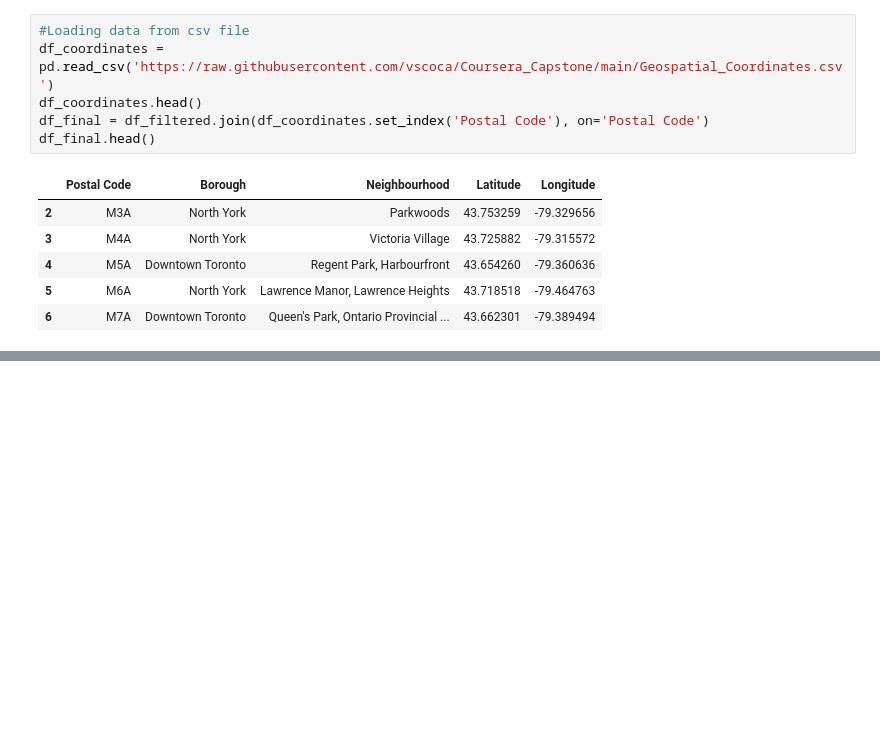
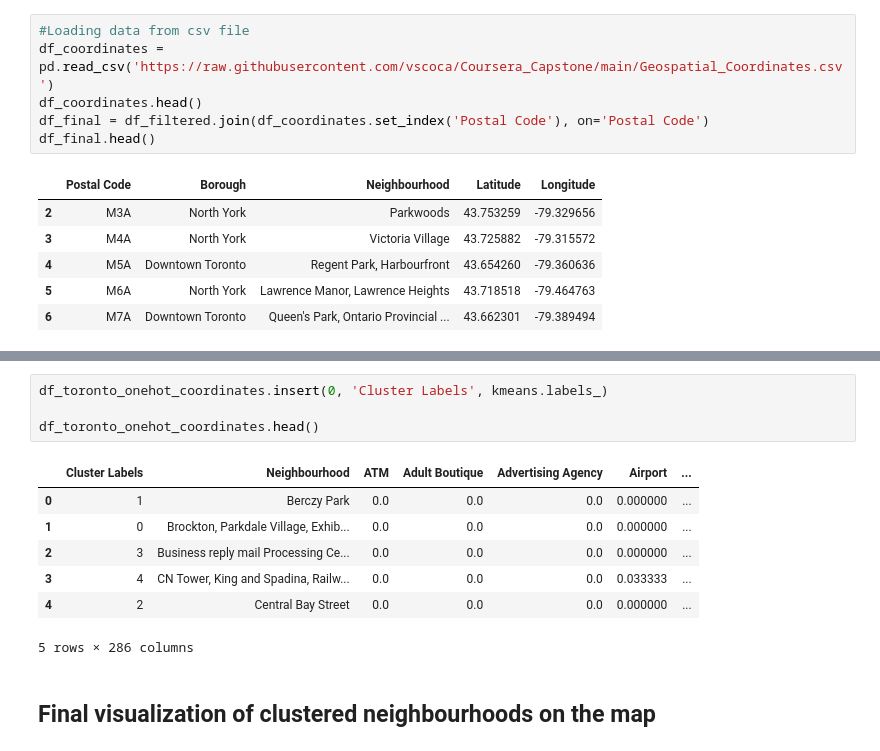
Before and after one commit to vscoca/Coursera_Capstone, a Jupyter notebook: Segmenting and Clustering Neighborhoods in Toronto.ipynb, the cells around one changed output, grey strips where cells are left out. Cells and saved outputs as stored; diff of their text form; blank space fills up the shorter version.

```diff
--- a/Segmenting and Clustering Neighborhoods in Toronto.ipynb
+++ b/Segmenting and Clustering Neighborhoods in Toronto.ipynb
@@ -95,0 +326,14 @@ df_final.head()
+# %%
+df_toronto_onehot_coordinates.insert(0, 'Cluster Labels', kmeans.labels_)
+
+df_toronto_onehot_coordinates.head()
+# %% [output]
+|  | Cluster Labels | Neighbourhood | ATM | Adult Boutique | Advertising Agency | Airport | ... |
+| 0 | 1 | Berczy Park | 0.0 | 0.0 | 0.0 | 0.000000 | ... |
+| 1 | 0 | Brockton, Parkdale Village, Exhib... | 0.0 | 0.0 | 0.0 | 0.000000 | ... |
+| 2 | 3 | Business reply mail Processing Ce... | 0.0 | 0.0 | 0.0 | 0.000000 | ... |
+| 3 | 4 | CN Tower, King and Spadina, Railw... | 0.0 | 0.0 | 0.0 | 0.033333 | ... |
+| 4 | 2 | Central Bay Street | 0.0 | 0.0 | 0.0 | 0.000000 | ... |
+5 rows × 286 columns
+# %% [markdown]
+## Final visualization of clustered neighbourhoods on the map
```
Also changed, not shown: parts of 25 cells of this notebook.
